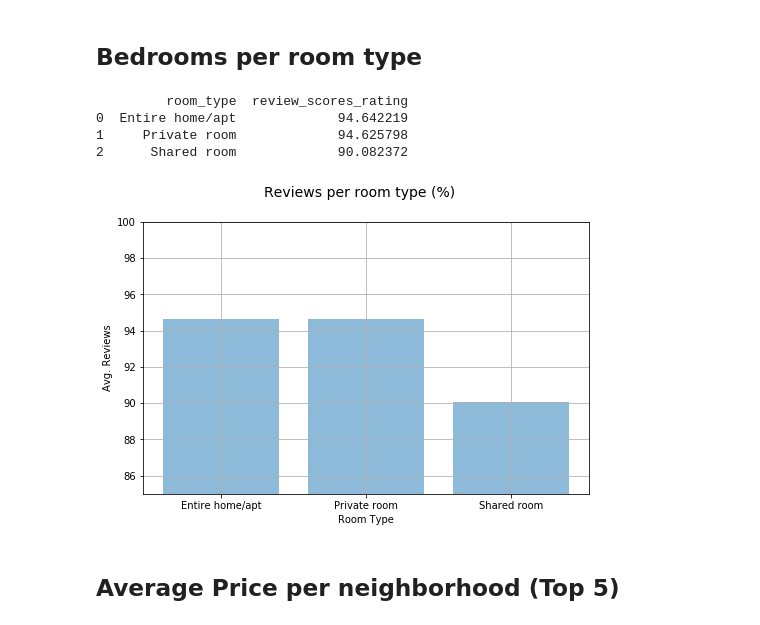
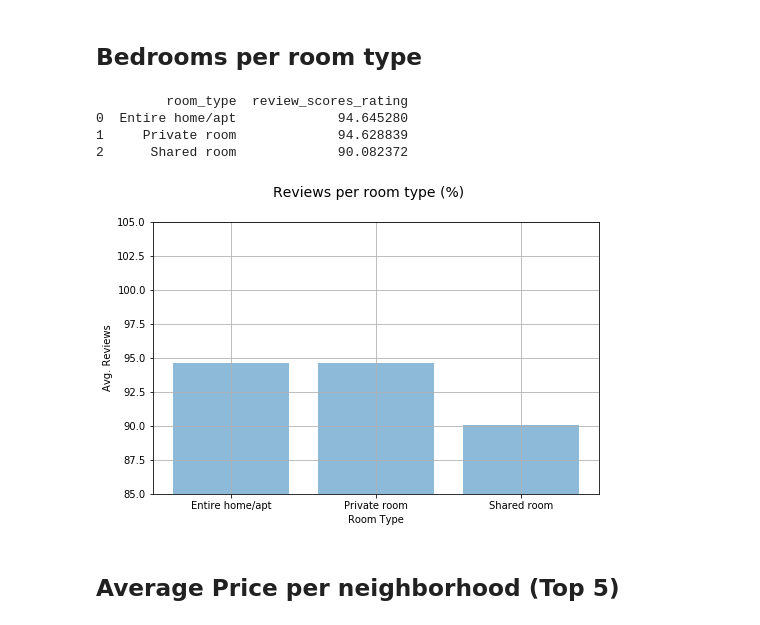
Before and after one commit to jorgelmarquez94/Project1, a Jupyter notebook: Airbnb_Front_End.ipynb, the cells around one changed output. Drawn from its saved outputs; the diff is of its cells as text; code cells hidden in the pictures.

```diff
--- a/Airbnb_Front_End.ipynb
+++ b/Airbnb_Front_End.ipynb
@@ -266,13 +307,13 @@ room_type  bedrooms  Entire home/apt  Private room  Shared room
 # %% [markdown]
 ## Bedrooms per room type
 # %%
-city.review_type_room([0,0],[85,100])
+city.review_type_room([0,0],[85,105])
 # %% [output]
          room_type  review_scores_rating
-0  Entire home/apt             94.642219
-1     Private room             94.625798
+0  Entire home/apt             94.645280
+1     Private room             94.628839
 2      Shared room             90.082372
-[figure, old version]
+[figure, new version]
 # %% [markdown]
 ## Average Price per neighborhood (Top 5)
 # %%
```
Also changed, not shown: parts of 14 cells of this notebook.
